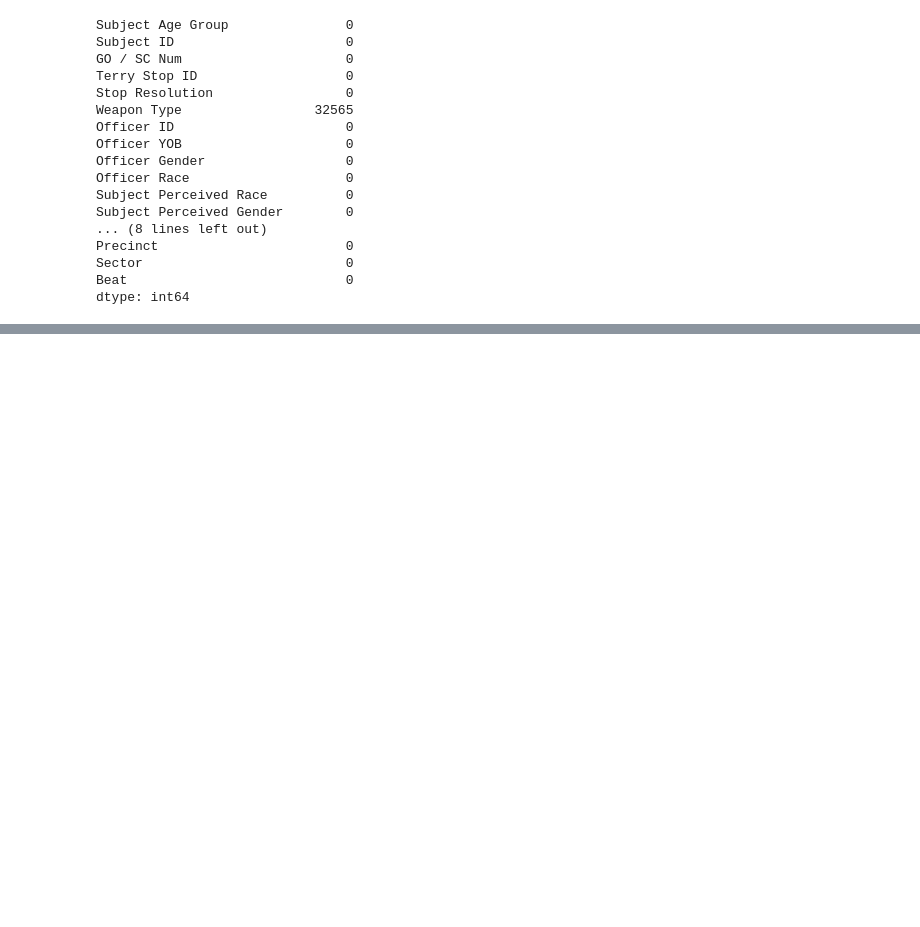
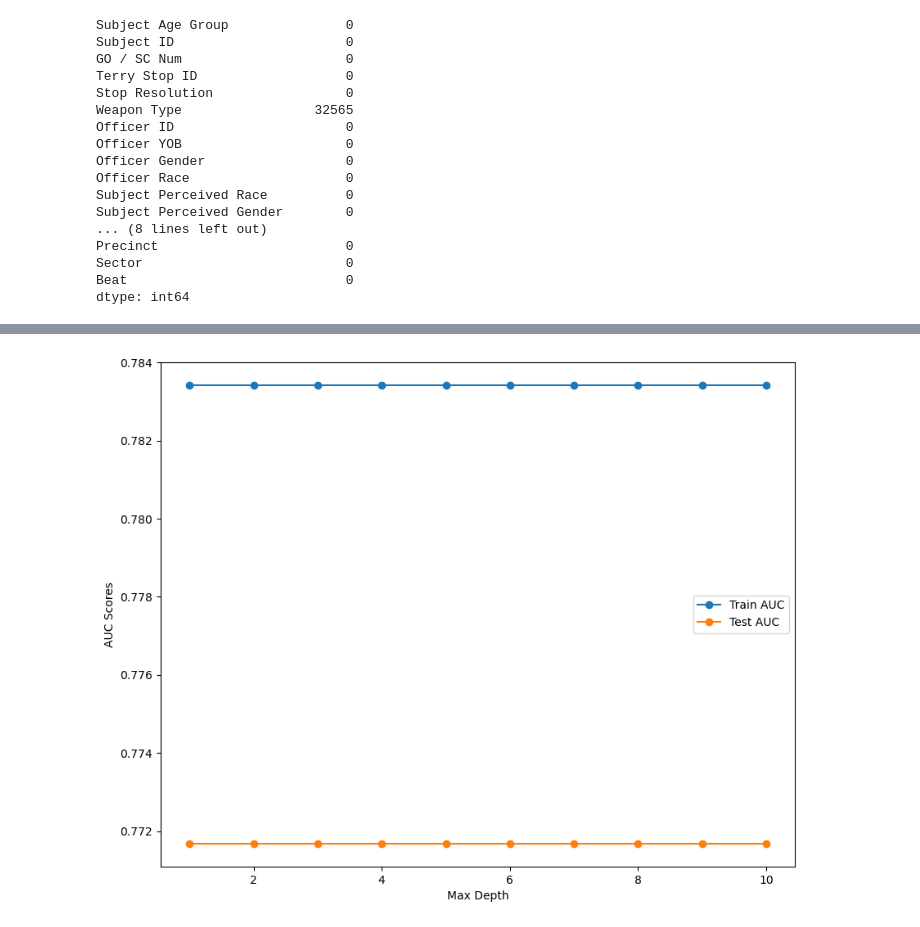
Before and after one commit to omendez930/Terry-Traffic-Stops-Phase3, a Jupyter notebook: index.ipynb, the cells around one changed output, grey strips where cells are left out. Saved outputs shown, nothing was run; the diff lists cells and outputs as text; code cells hidden in the pictures; blank space fills up the shorter version.

```diff
--- a/index.ipynb
+++ b/index.ipynb
@@ -145,0 +507,3 @@ Length: 82, dtype: int64
+# %%
+X_test_df = pd.concat([X_test_categorical_encoded, X_test_numeric], axis=1)
+X_test_df
@@ -145,0 +1022,40 @@ Length: 82, dtype: int64
+# %%
+# max_depth_values = np.arange(1,11)
+
+train_aucs2 = []
+test_aucs2 = []
+
+for depth in max_depth_values:
+    #Intialize predicted probabilities for training and test sets
+    clf2 = DecisionTreeClassifier(max_depth=depth, random_state=3)
+    clf2.fit(X_train_encoded_df2, y_train_encoded_series)
+
+    # Get predicted probabilities for training and test sets
+    y_train_prob2 = clf2.predict(X_train_encoded_df2)
+    y_test_prob2 = clf2.predict(X_test_encoded_df2)
+    # y_train_prob = clf.predict_proba(X_train_encoded_df)[:,1]
+    # y_test_prob = clf.predict_proba(X_test_encoded_df)[:,1]
+
+    # Calculate FPR (False Positive Rate), TPR(True Positive Rate) and test sets using roc_curve
+    fpr_train2, tpr_train2, _ = roc_curve(y_train_encoded_series, y_train_prob2)
+    fpr_test2, tpr_test2, _ = roc_curve(y_test_encoded_series, y_test_prob2)
+
+    # Calculate AUC absed on FPR and TPR using auc
+    train_auc2 = auc(fpr_train2, tpr_train2)
+    test_auc2 = auc(fpr_test2, tpr_test2)
+
+    # Append AUC to the list
+    train_aucs2.append(train_auc)
+    test_aucs2.append(test_auc)
+
+
+# PLot the figure
+plt.figure(figsize=(10,8))
+plt.plot(max_depth_values, train_aucs2, label="Train AUC", marker="o")
+plt.plot(max_depth_values, test_aucs2, label="Test AUC", marker="o")
+plt.xlabel("Max Depth")
+plt.ylabel("AUC Scores")
+plt.legend()
+plt.show()
+# %% [output]
+[figure, added]
```
Also changed, not shown: parts of 76 cells of this notebook.
